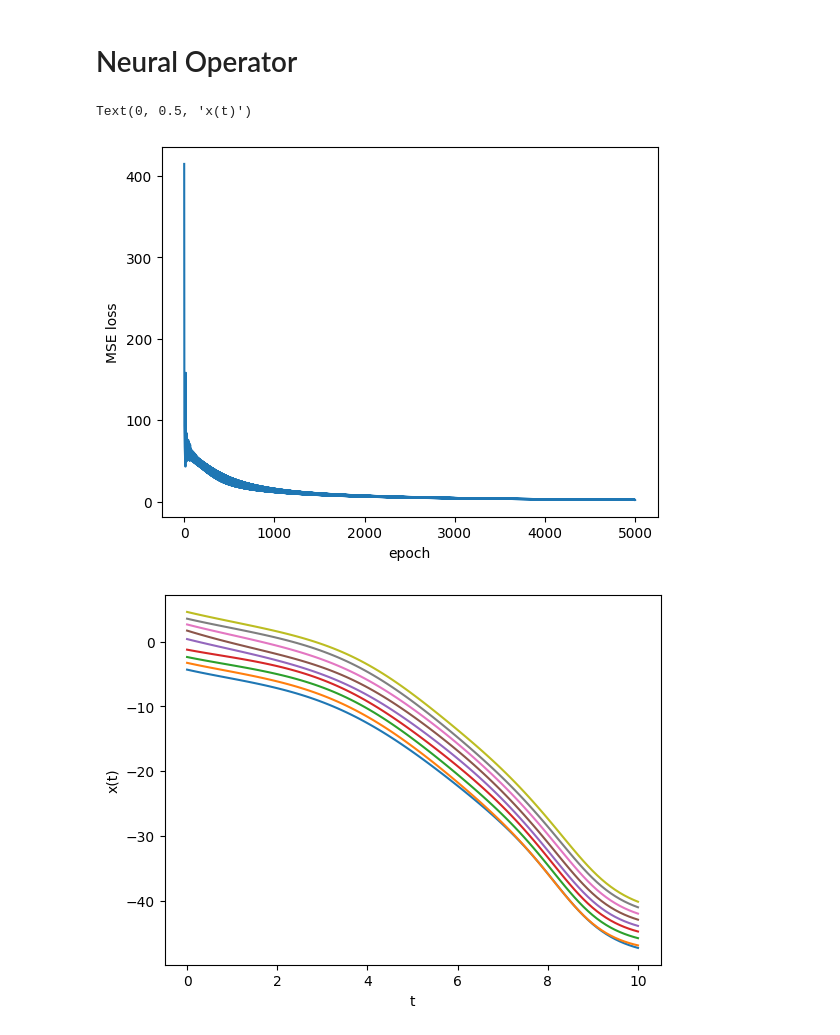
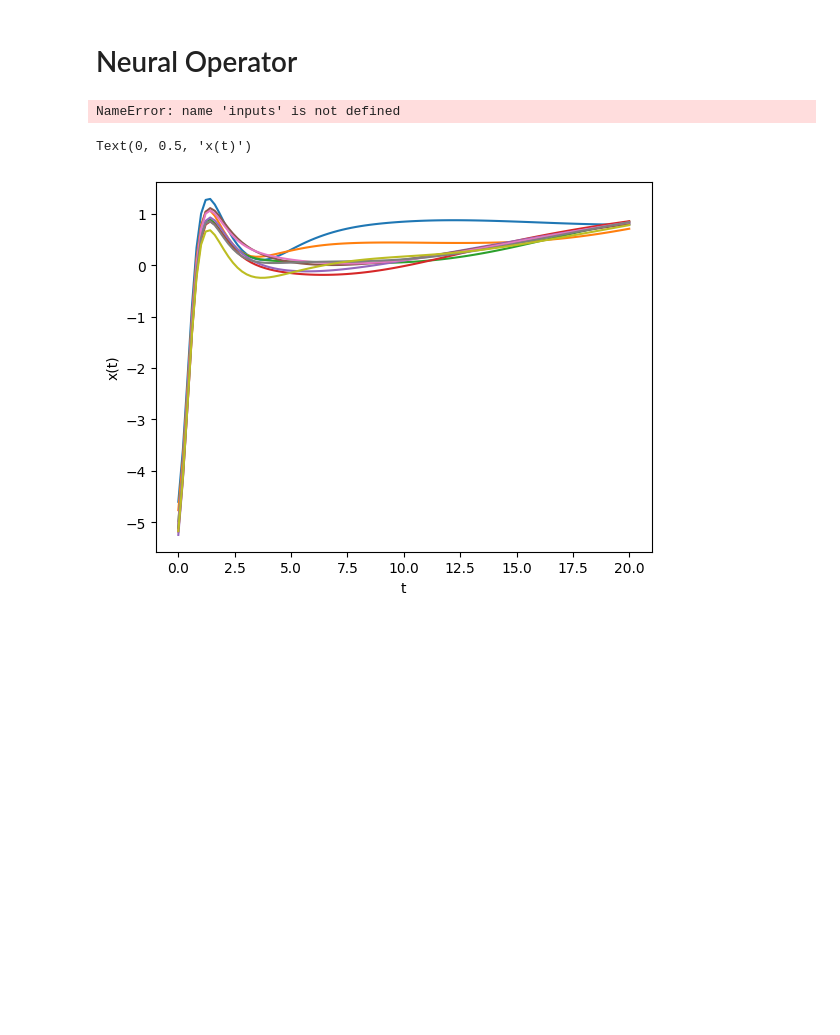
Before and after one commit to pgeorgantopoulos/pinns, a Jupyter notebook: pinn_vs_neuraloperator.ipynb, the cells around one changed output. Drawn from its saved outputs; the diff is of its cells as text; code cells hidden in the pictures; blank space fills up the shorter version.

```diff
--- a/pinn_vs_neuraloperator.ipynb
+++ b/pinn_vs_neuraloperator.ipynb
@@ -63,40 +82,40 @@ Text(0, 0.5, 'x(t)')
 import torch
 import matplotlib.pyplot as plt
 
-t = torch.linspace(0,10,100)
+# t = torch.linspace(0,10,100)
 x0 = torch.linspace(-5,5,10).view(-1,1)
 
-def dxdt(t,x0):
-  """
-  dx/dt = f(t) = a t
-  """
-  return -.9*t
+def dxdt(t):
+    """
+    dx/dt = f(t)
+    """
+    # return -.9*t
+    return torch.cos(t)
 
-def x(t,x0):
-  """
-  x = x_0 + (-0.9/2)t^2
-  """
-  return x0 + (-0.9/2)*t**2
+def x_gt(t,x0):
+    """
+    x(t) = x0 + int(f(t))
+    """
+    # return x0 - 0.9*t**2/2
+    return x0 + torch.sin(t)
 
-x_c = x(t,x0.view(-1,1))
-
-inputs = torch.cat([
-    x0.repeat(1, 100).view(-1,1),  # initial condition repeated
-    t.repeat(10, 1).view(-1,1)  # time grid
-], dim=1)
-
-f = torch.nn.Sequential(torch.nn.Linear(in_features=2, out_features=100),
+x = torch.nn.Sequential(torch.nn.Linear(in_features=2, out_features=100),
                         torch.nn.Tanh(),
                         torch.nn.Linear(in_features=100, out_features=1),
                         )
 
-optimizer = torch.optim.SGD(f.parameters(), lr=.01)
+optimizer = torch.optim.SGD(x.parameters(), lr=.01)
 nepochs = 5000
 keep_loss = torch.zeros(nepochs)
 for k in range(nepochs):
   optimizer.zero_grad()
   loss = torch.tensor([0.])
-  x_pred = f(inputs)
+  x_c = x_gt(t,x0.view(1,-1)).view(-1,2)
+  # inputs = torch.cat([
+  #     x0.repeat(1, 100).view(-1,1),  # initial condition repeated
+  #     t.repeat(10, 1).view(-1,1)  # time grid
+  # ], dim=1)
+  x_pred = x(inputs)
   loss = torch.nn.functional.mse_loss(x_pred, x_c.view(-1,1))
   loss.backward()
   optimizer.step()
@@ -105,12 +124,13 @@ for k in range(nepochs):
 plt.plot(keep_loss)
 plt.xlabel('epoch')
 plt.ylabel('MSE loss')
-plt.figure()
-for i in range(0,9):
-  plt.plot(t.cpu().numpy(), f(inputs[i*100:(i+1)*100,:]).squeeze().cpu().detach().numpy())
-plt.xlabel('t')
-plt.ylabel('x(t)')
 # %% [output]
-Text(0, 0.5, 'x(t)')
+NameError: name 'inputs' is not defined
-[figure, removed]
-[figure, removed]
+# %%
+for i in range(0,9):
+  plt.plot(t.detach().numpy(), x(inputs[i*100:(i+1)*100,:]).squeeze().detach().numpy())
+plt.xlabel('t')
+plt.ylabel('x(t)')
+# %% [output]
+Text(0, 0.5, 'x(t)')
+[figure, added]
```
Also changed, not shown: parts of 3 cells of this notebook, 3 other files.
